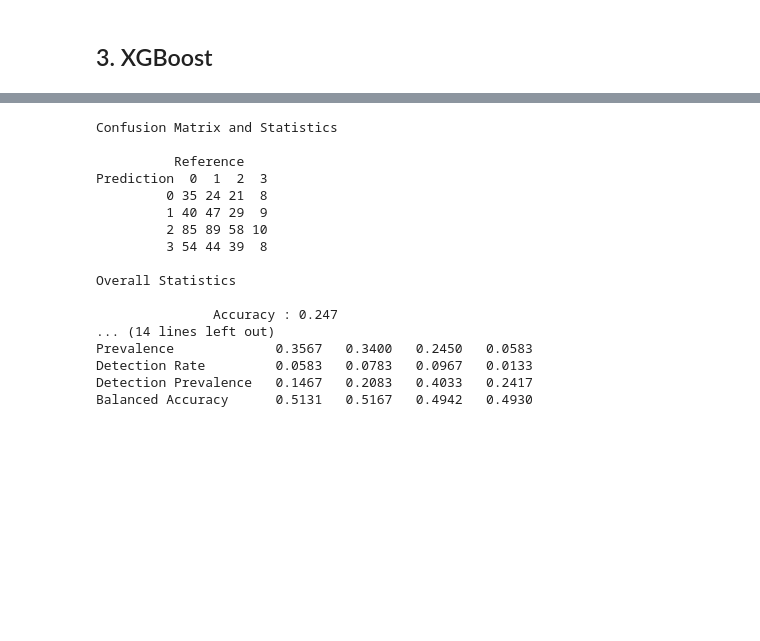
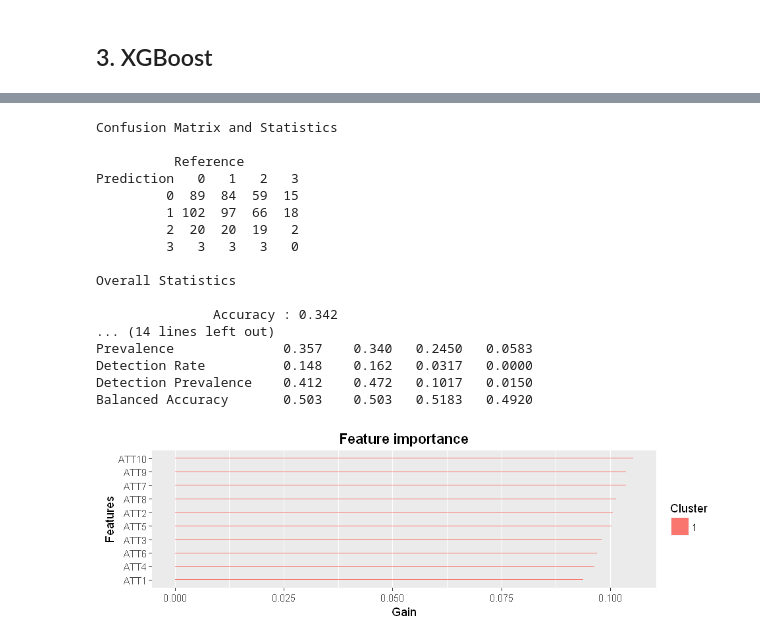
Before and after one commit to codeBehindMe/ADLA3, a Jupyter notebook: groupG.ipynb, the cells around one changed output, grey strips where cells are left out. Cells and saved outputs as stored; diff of their text form; code cells hidden in the pictures; blank space fills up the shorter version.

Commit message:
Added UpSample method. Re-ran XGBoost using upsampling. Accuracy - 0.342

```diff
--- a/groupG.ipynb
+++ b/groupG.ipynb
@@ -185,7 +173,7 @@ Perform an EDA, and prepare a summary of your findings. The summary should be le
 ## 3. XGBoost
 # %%
 # perform down sampling to obtain even amount of classes
-xg_train <- Udf.Utilities.DownSample(train)
+xg_train <- Udf.Utilities.UpSample(train)
 xg_test <- test
 # %%
 # Check the proportions of each factor within the Result variable
@@ -265,17 +265,24 @@ confusionMatrix(pred, actual)
 Confusion Matrix and Statistics
 
           Reference
-Prediction  0  1  2  3
-         0 35 24 21  8
-         1 40 47 29  9
-         2 85 89 58 10
-         3 54 44 39  8
+Prediction   0   1   2   3
+         0  89  84  59  15
+         1 102  97  66  18
+         2  20  20  19   2
+         3   3   3   3   0
 
 Overall Statistics
 
-               Accuracy : 0.247
+               Accuracy : 0.342
 ... (14 lines left out)
-Prevalence             0.3567   0.3400   0.2450   0.0583
-Detection Rate         0.0583   0.0783   0.0967   0.0133
-Detection Prevalence   0.1467   0.2083   0.4033   0.2417
-Balanced Accuracy      0.5131   0.5167   0.4942   0.4930
+Prevalence              0.357    0.340   0.2450   0.0583
+Detection Rate          0.148    0.162   0.0317   0.0000
+Detection Prevalence    0.412    0.472   0.1017   0.0150
+Balanced Accuracy       0.503    0.503   0.5183   0.4920
+# %%
+feature.importance <- xgb.importance(dimnames(xg_train)[[2]], model = bst)
+head(feature.importance)
+# %%
+xgb.plot.importance(feature.importance)
+# %% [output]
+[figure, added]
```
Also changed, not shown: parts of 8 cells of this notebook, 1 other file.
